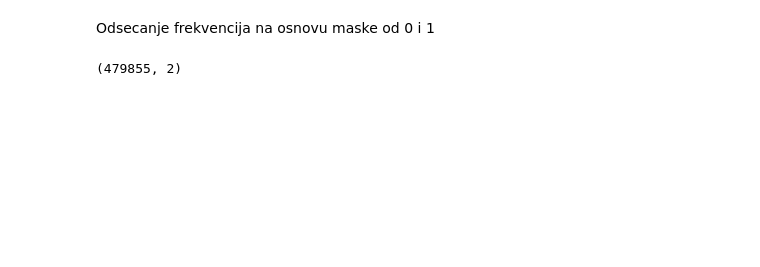
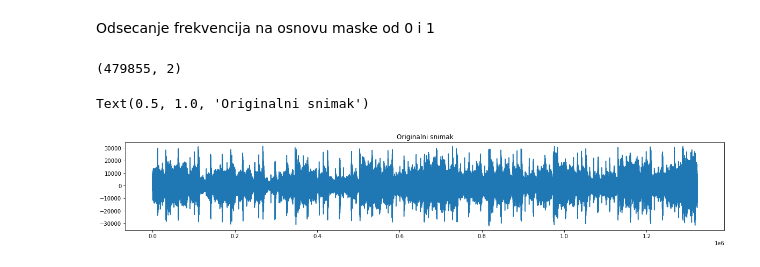
Before and after one commit to DenisAlicic/Noise-Reduction, a Jupyter notebook: Solution/NoiseReduction.ipynb, the cells around one changed output. Cells and saved outputs as stored; diff of their text form; code cells hidden in the pictures; blank space fills up the shorter version.

```diff
--- a/Solution/NoiseReduction.ipynb
+++ b/Solution/NoiseReduction.ipynb
@@ -78,2 +79,9 @@ audio_clip_band_limited = merge_original_and_noise(data[:, 0], noise[:,0])
 # %% [output]
 (479855, 2)
+# %%
+fig, ax = plt.subplots(figsize=(20,3))
+ax.plot(data[:,0])
+plt.title("Originalni snimak")
+# %% [output]
+Text(0.5, 1.0, 'Originalni snimak')
+[figure, added]
```
Also changed, not shown: parts of 12 cells of this notebook, 1 other file.
